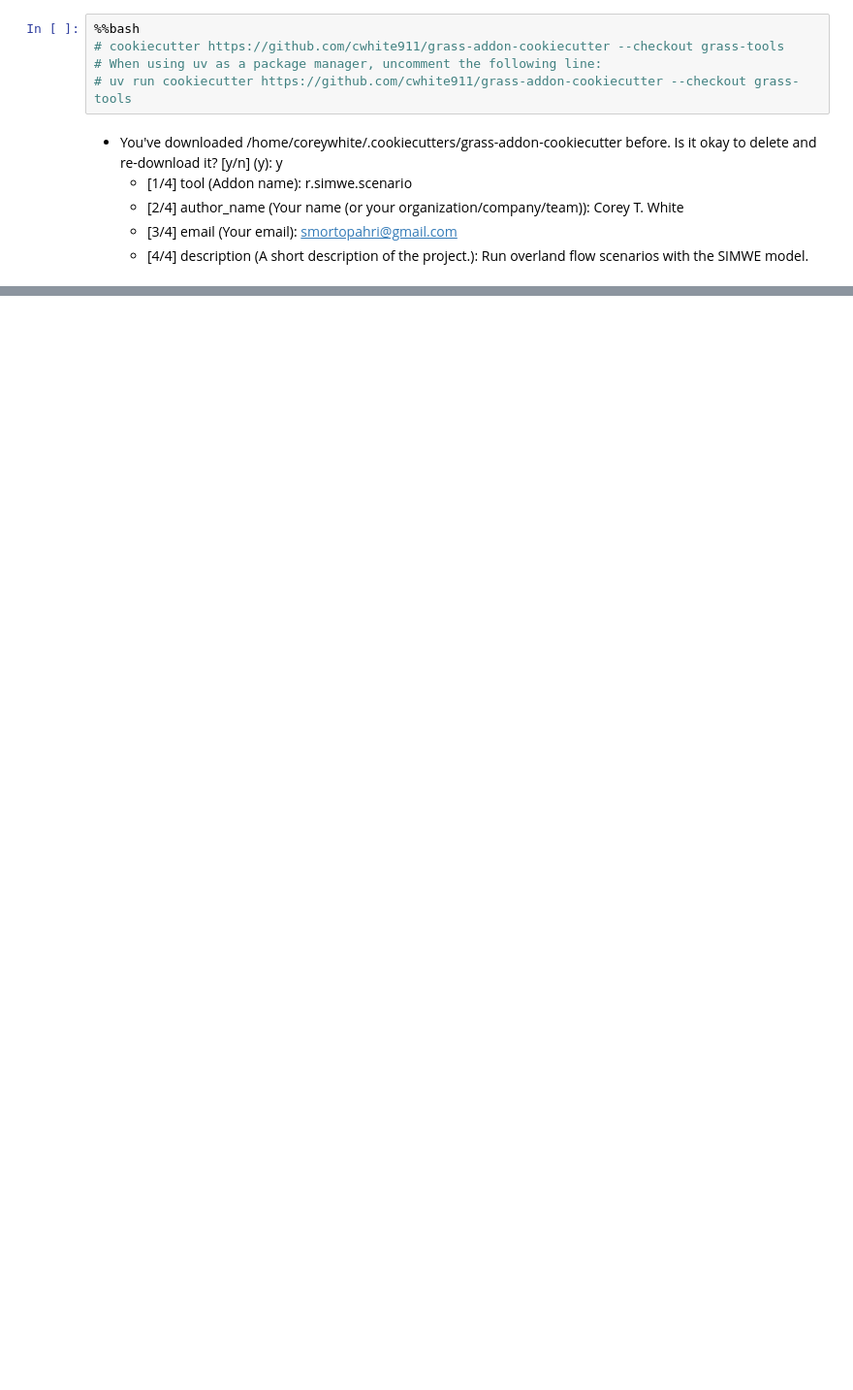
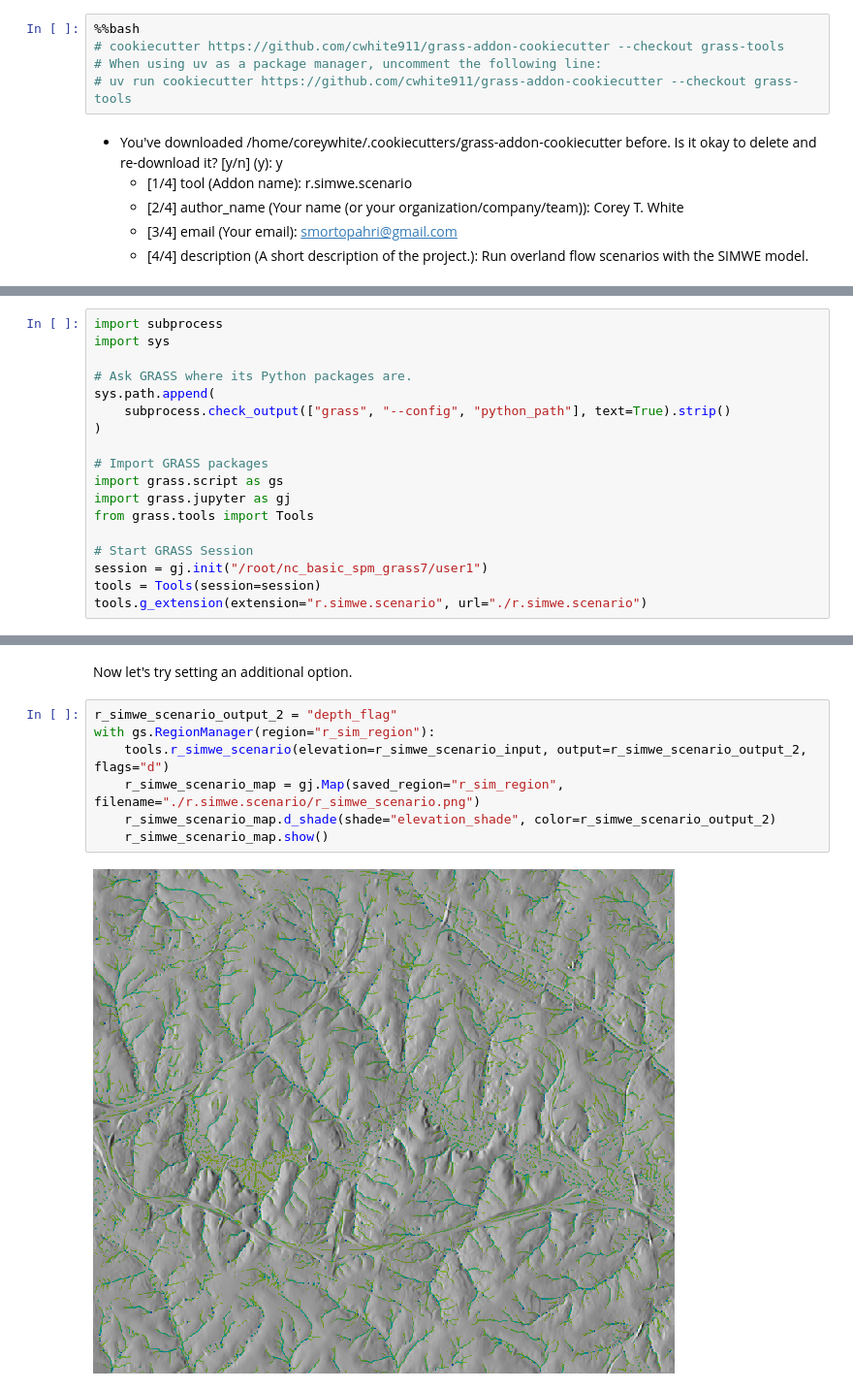
Before and after one commit to cwhite911/FOSS4GNA-2025-workshop, a Jupyter notebook: workshop/part_3_project/project.ipynb, the cells around one changed output, grey strips where cells are left out. Shown at 97% size. Cells and saved outputs as stored; diff of their text form; blank space fills up the shorter version.

```diff
--- a/workshop/part_3_project/project.ipynb
+++ b/workshop/part_3_project/project.ipynb
@@ -100,0 +385,18 @@ if __name__ == "__main__":
+# %%
+import subprocess
+import sys
+
+# Ask GRASS where its Python packages are.
+sys.path.append(
+    subprocess.check_output(["grass", "--config", "python_path"], text=True).strip()
+)
+
+# Import GRASS packages
+import grass.script as gs
+import grass.jupyter as gj
+from grass.tools import Tools
+
+# Start GRASS Session
+session = gj.init("/root/nc_basic_spm_grass7/user1")
+tools = Tools(session=session)
+tools.g_extension(extension="r.simwe.scenario", url="./r.simwe.scenario")
@@ -100,0 +447,11 @@ if __name__ == "__main__":
+# %% [markdown]
+Now let's try setting an additional option.
+# %%
+r_simwe_scenario_output_2 = "depth_flag"
+with gs.RegionManager(region="r_sim_region"):
+    tools.r_simwe_scenario(elevation=r_simwe_scenario_input, output=r_simwe_scenario_output_2, flags="d")
+    r_simwe_scenario_map = gj.Map(saved_region="r_sim_region", filename="./r.simwe.scenario/r_simwe_scenario.png")
+    r_simwe_scenario_map.d_shade(shade="elevation_shade", color=r_simwe_scenario_output_2)
+    r_simwe_scenario_map.show()
+# %% [output]
+[figure, added]
```
Also changed, not shown: parts of 10 cells of this notebook, 4 other files.
